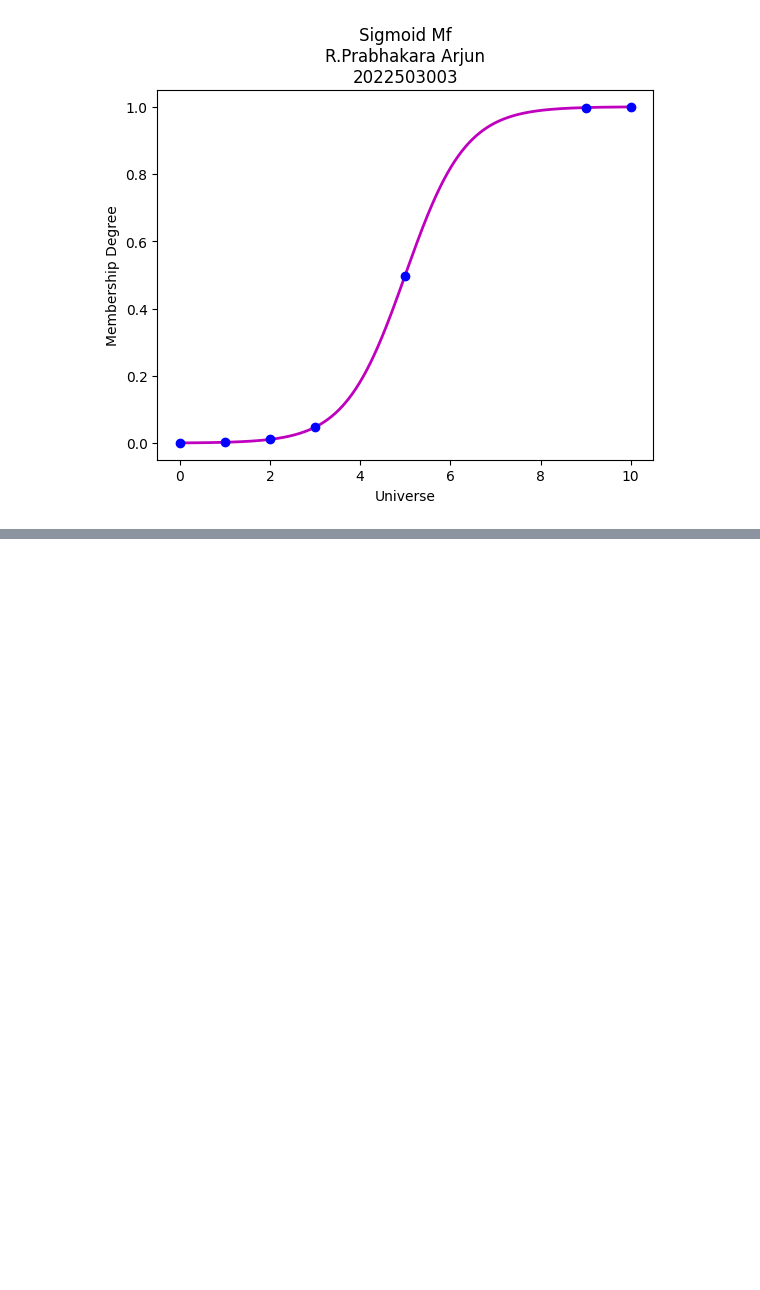
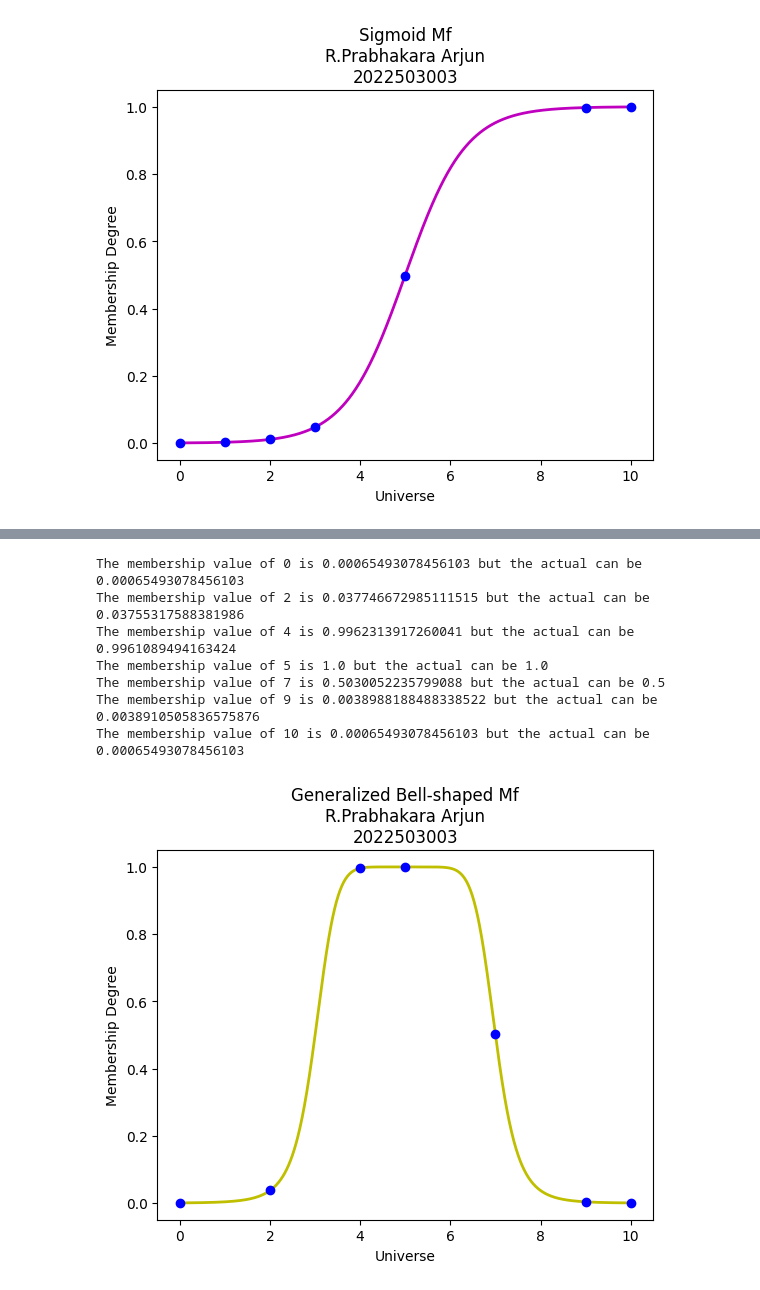
Before and after one commit to themysterysolver/PYTHON_BASICS, a Jupyter notebook: SOFT_COMPUTING/FUZZY_MEMBERSHIP_FUNCTION.ipynb, the cells around one changed output, grey strips where cells are left out. Drawn from its saved outputs; the diff is of its cells as text; code cells hidden in the pictures; blank space fills up the shorter version.

```diff
--- a/SOFT_COMPUTING/FUZZY_MEMBERSHIP_FUNCTION.ipynb
+++ b/SOFT_COMPUTING/FUZZY_MEMBERSHIP_FUNCTION.ipynb
@@ -243,0 +277,31 @@ The mebership value of 10 is 0.9994472213630764 but the actual can be 0.99944722
+# %%
+x = np.linspace(0, 10, 1000)
+a, b, c = 2, 4, 5  # parameters: width, slope, center
+gbellMf = fuzzy.gbellmf(x, a, b, c)
+
+plt.plot(x, gbellMf, 'y', linewidth=2)
+plt.title("Generalized Bell-shaped Mf\nR.Prabhakara Arjun\n2022503003")
+plt.xlabel("Universe")
+plt.ylabel("Membership Degree")
+
+# TESTING
+def GbellMf(value):
+    idx = np.argmin(np.abs(x - value))
+    membership_val = gbellMf[idx]
+    plt.plot(value, membership_val, 'bo')
+    return membership_val
+
+for val in [0, 2, 4, 5, 7, 9, 10]:
+    print('The membership value of {} is {} but the actual can be {}'.format(
+        val, GbellMf(val), fuzzy.gbellmf(np.array([val]), a, b, c)[0]))
+
+plt.show()
+# %% [output]
+The membership value of 0 is 0.00065493078456103 but the actual can be 0.00065493078456103
+The membership value of 2 is 0.037746672985111515 but the actual can be 0.03755317588381986
+The membership value of 4 is 0.9962313917260041 but the actual can be 0.9961089494163424
+The membership value of 5 is 1.0 but the actual can be 1.0
+The membership value of 7 is 0.5030052235799088 but the actual can be 0.5
+The membership value of 9 is 0.0038988188488338522 but the actual can be 0.0038910505836575876
+The membership value of 10 is 0.00065493078456103 but the actual can be 0.00065493078456103
+[figure, added]
```
Also changed, not shown: parts of 3 cells of this notebook.
